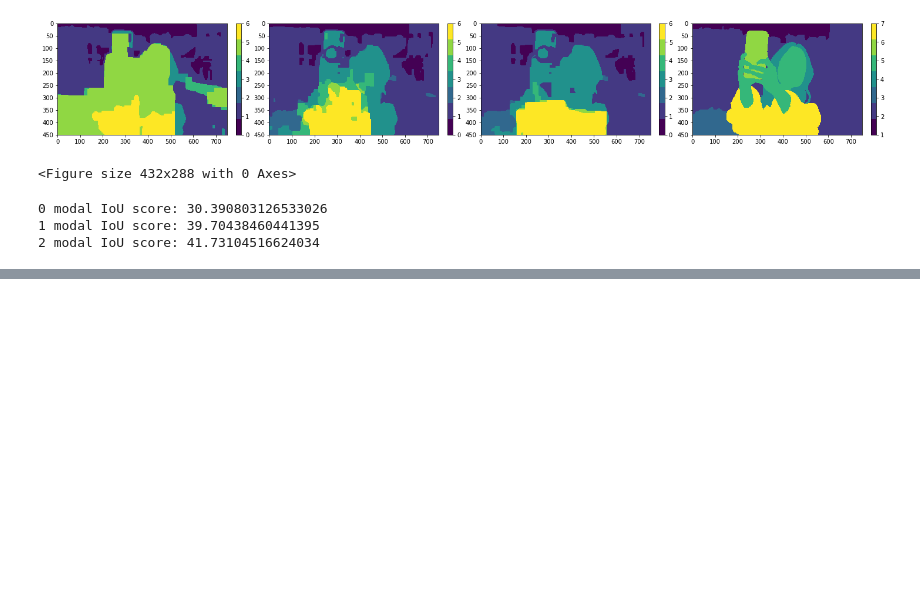
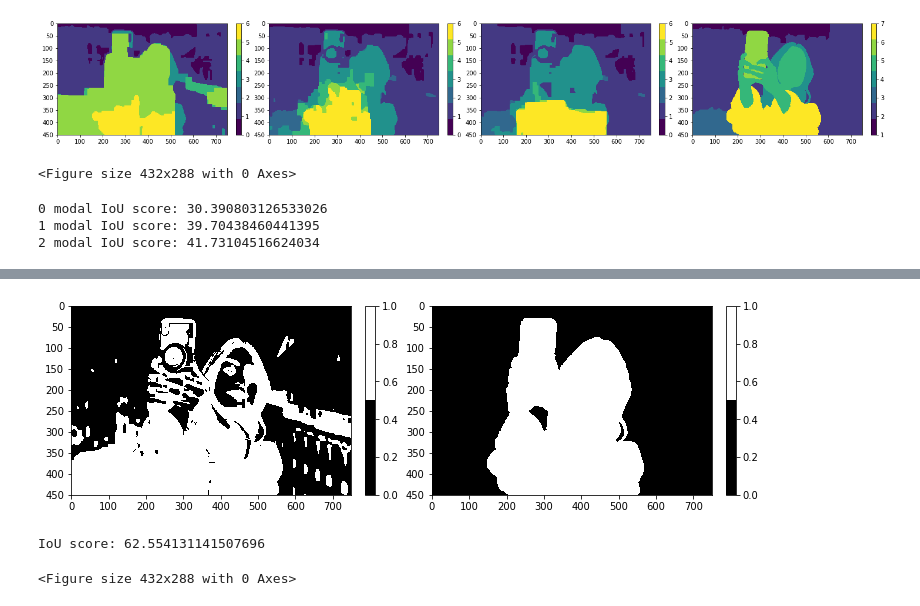
Before and after one commit to mushclam/EC5303_CV_PA1, a Jupyter notebook: report.ipynb, the cells around one changed output, grey strips where cells are left out. Drawn from its saved outputs; the diff is of its cells as text; code cells hidden in the pictures; blank space fills up the shorter version.

```diff
--- a/report.ipynb
+++ b/report.ipynb
@@ -642,0 +737,16 @@ for i in range(3):
+# %%
+ow_gc_predicted = mm_graph_cut(image, scribble_image, laplacian_matrix, 2, 1)
+# %%
+plot_examples(
+    2,
+    np.concatenate([
+        ow_gc_predicted,
+        ground_truth[np.newaxis, :, :, 2]
+    ], axis=0),
+    cmap=cm.get_cmap('gray', 2),
+)
+calculate_IoU(2, ow_gc_predicted, ground_truth)
+# %% [output]
+[figure, added]
+IoU score: 62.554131141507696
+<Figure size 432x288 with 0 Axes>
```
Also changed, not shown: parts of 9 cells of this notebook, 2 other files.
